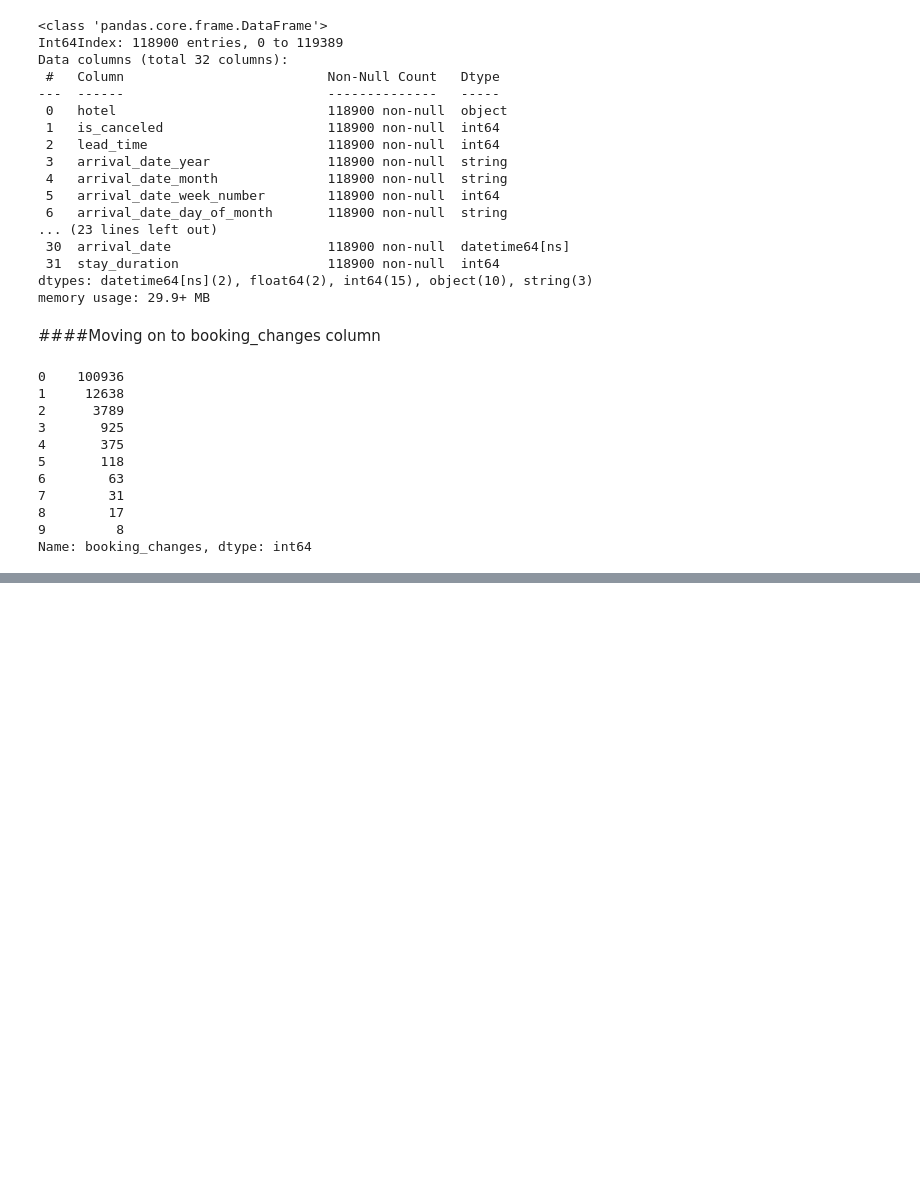
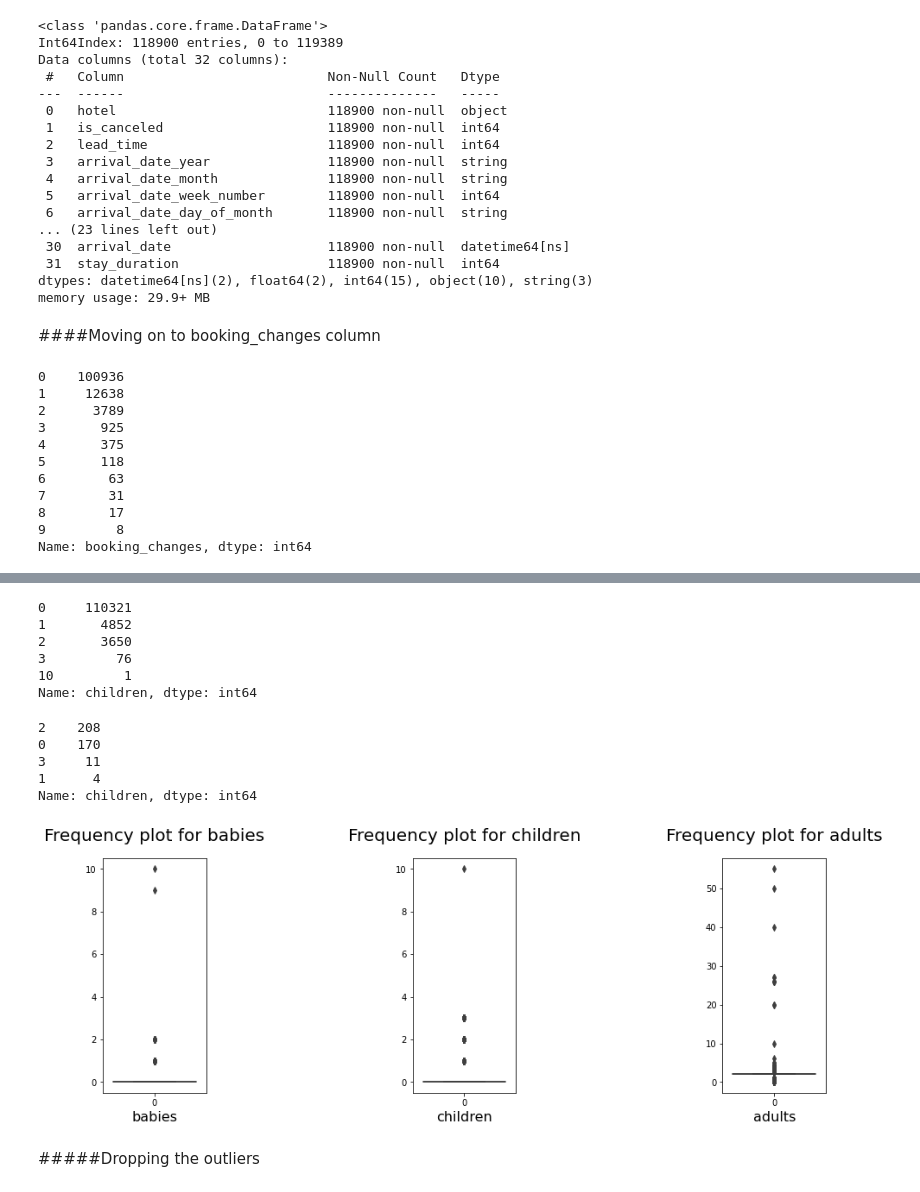
Before and after one commit to snehahampapura/Hotel-Booking-Analysis, a Jupyter notebook: Hotel_Booking_Analysis_Capstone_Project.ipynb, the cells around one changed output, grey strips where cells are left out. Saved outputs shown, nothing was run; the diff lists cells and outputs as text; code cells hidden in the pictures; blank space fills up the shorter version.

Commit message:
Data Cleaning - Part 4

```diff
--- a/Hotel_Booking_Analysis_Capstone_Project.ipynb
+++ b/Hotel_Booking_Analysis_Capstone_Project.ipynb
@@ -26,6 +26,6 @@ Drive already mounted at /content/drive; to attempt to forcibly remount, call dr
 # %%
-df = pd.read_csv('/content/drive/MyDrive/Colab Notebooks/Python/datasets/Hotel Bookings.csv')
-# df = pd.read_csv('/content/drive/MyDrive/Data/Hotel Bookings.csv')    #Path for Sneha
+#df = pd.read_csv('/content/drive/MyDrive/Colab Notebooks/Python/datasets/Hotel Bookings.csv')
+df = pd.read_csv('/content/drive/MyDrive/Data/Hotel Bookings.csv')    #Path for Sneha
 # %% [markdown]
 ##Data Exploration
 # %%
@@ -417,0 +426,3 @@ Name: booking_changes, dtype: int64
+# %%
+df.loc[df['children'].isnull(),'children']=0    ## assigned children null values to zero
+df['children']=df['children'].astype('int')      # changed datatype of children from float to int
@@ -417,0 +456,32 @@ Name: booking_changes, dtype: int64
+# %%
+df['children'].value_counts()
+# %% [output]
+0     110321
+1       4852
+2       3650
+3         76
+10         1
+Name: children, dtype: int64
+# %%
+df[(df['adults']==0)]['children'].value_counts()
+# %% [output]
+2    208
+0    170
+3     11
+1      4
+Name: children, dtype: int64
+# %%
+req_list = ['babies','children','adults']
+n=1
+plt.figure(figsize=(15,5))
+for i in req_list:
+  plt.subplot(1,3,n)
+  plt.title("Frequency plot for "+i,fontsize=20,pad=20)
+  n = n+1
+  sns.boxplot(data = df[i])
+  plt.xlabel(i, fontsize=16)
+  plt.subplots_adjust(wspace=2)
+# %% [output]
+[figure, added]
+# %% [markdown]
+#####Dropping the outliers
```
Also changed, not shown: parts of 30 cells of this notebook.
